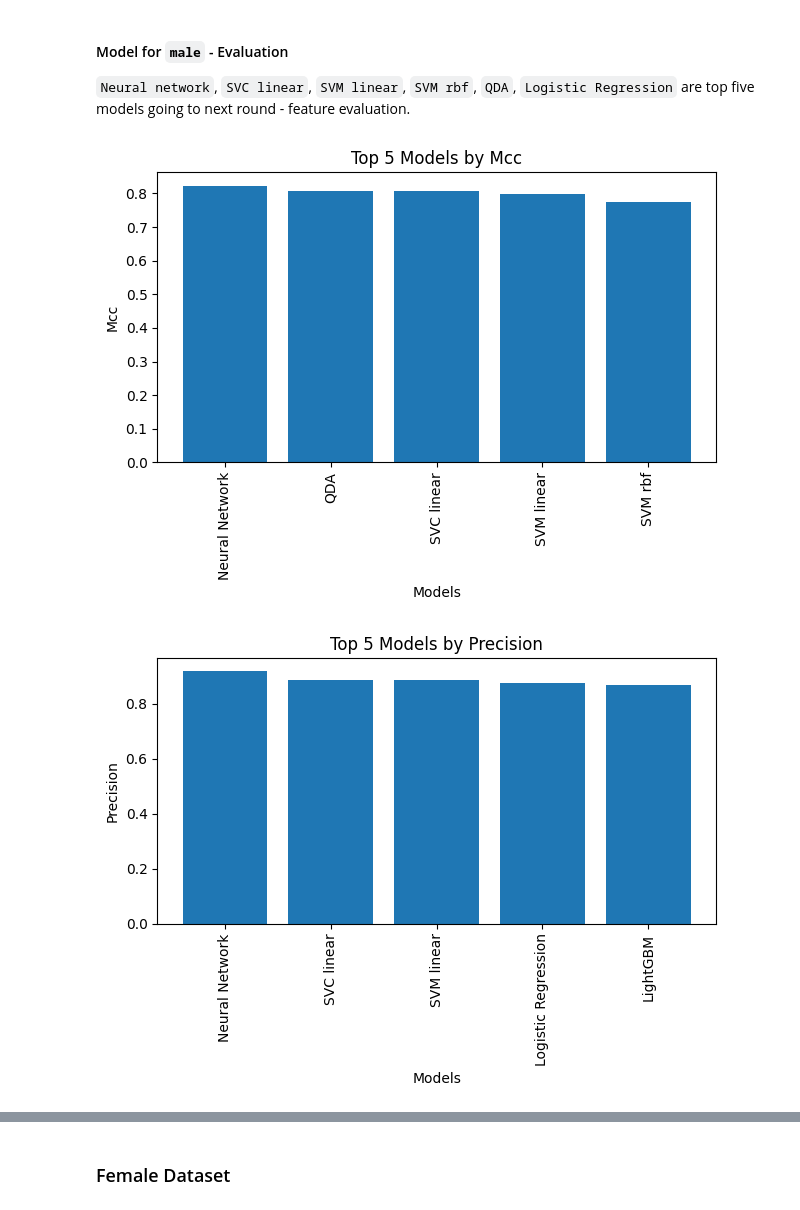
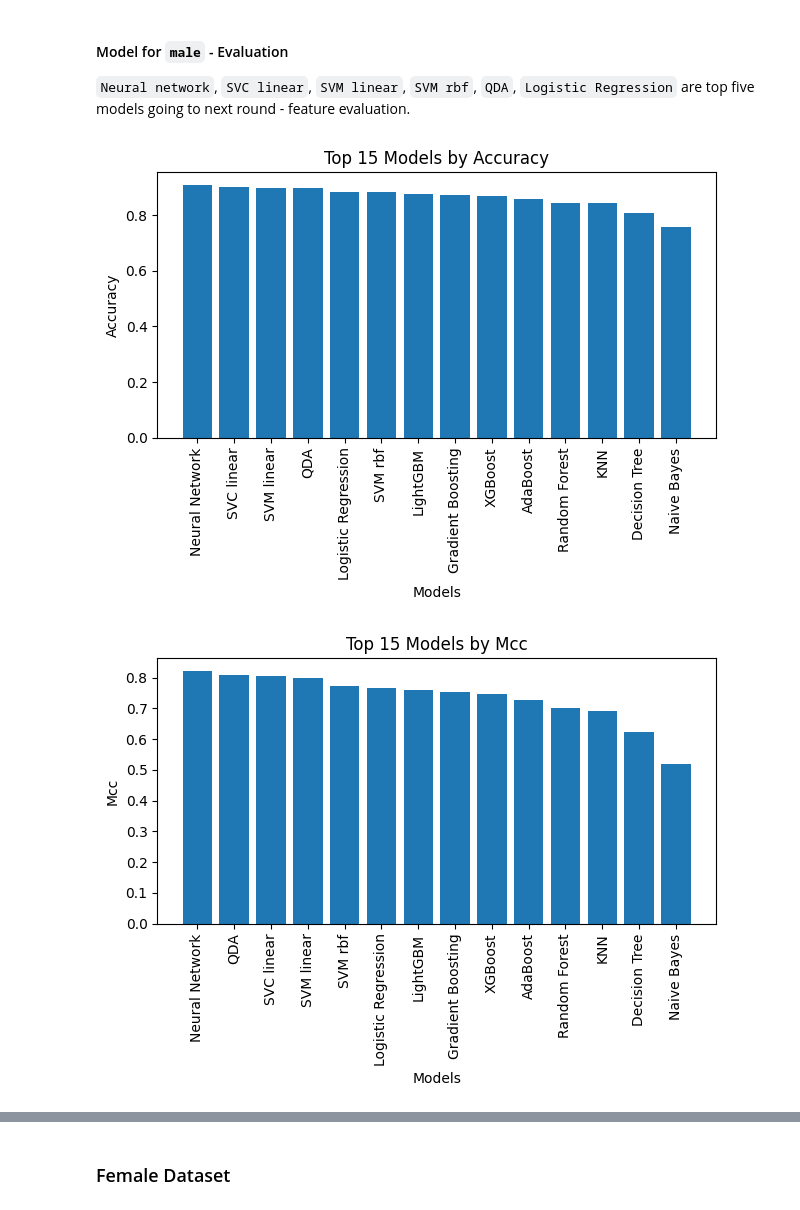
Before and after one commit to zoonalink/IGP-depresjon-MF, a Jupyter notebook: model/02-baseline-models.ipynb, the cells around one changed output, grey strips where cells are left out. Cells and saved outputs as stored; diff of their text form; code cells hidden in the pictures.

```diff
--- a/model/02-baseline-models.ipynb
+++ b/model/02-baseline-models.ipynb
@@ -86,8 +104,10 @@ Top 5 models for mcc:
 
 `Neural network`, `SVC linear`, `SVM linear`, `SVM rbf`, `QDA`, `Logistic Regression`  are top five models going to next round - feature evaluation.
 # %%
-plot_top_models(male_results, metric='mcc', top_n=5)
-plot_top_models(male_results, metric='precision', top_n=5)
+plot_top_models(male_results, metric='accuracy', top_n=15)
+plot_top_models(male_results, metric='mcc', top_n=15)
+plot_top_models(male_results, metric='training_time', top_n=15)
+plot_top_models(male_results, metric='precision', top_n=15)
 # %% [output]
-[figure, old version]
+[figure, new version]
-[figure, old version]
+[figure, new version]
```
Also changed, not shown: parts of 7 cells of this notebook, 44 other files.
